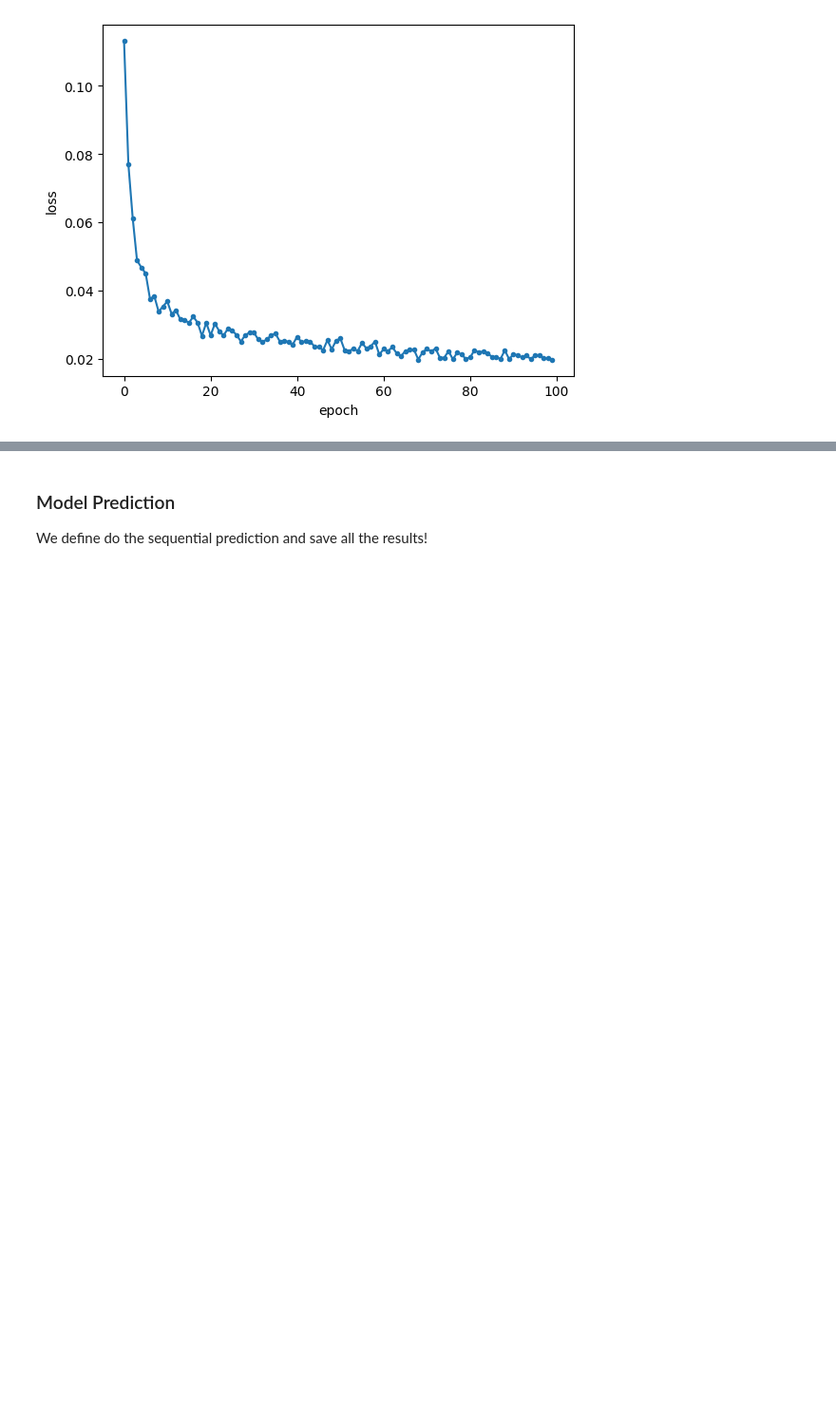
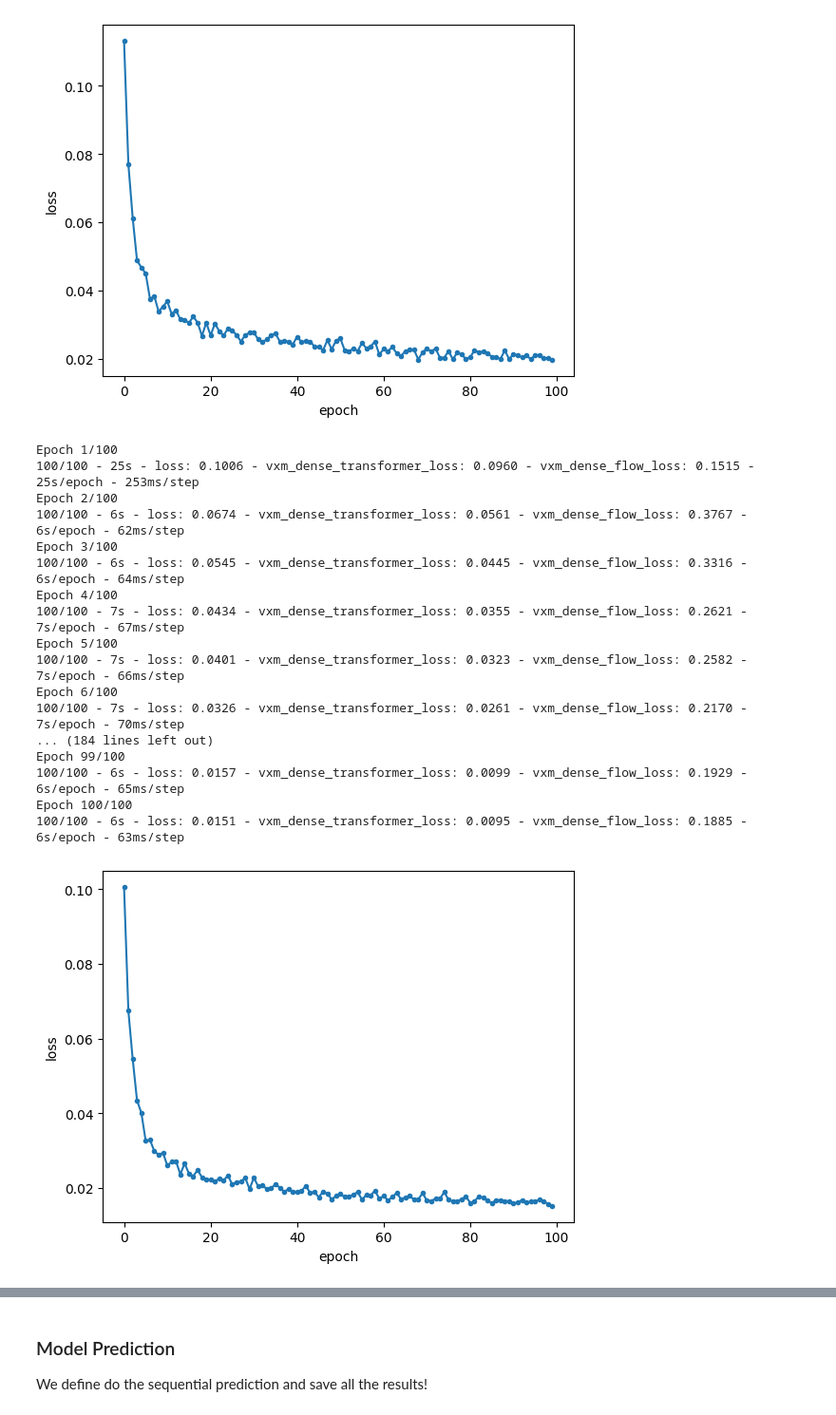
Before and after one commit to Arielogg/MLDM-Project-23, a Jupyter notebook: source/registration/deformation_field_method/deformation_field_registration.ipynb, the cells around one changed output, grey strips where cells are left out. Shown at 95% size. Saved outputs shown, nothing was run; the diff lists cells and outputs as text; code cells hidden in the pictures; blank space fills up the shorter version.

Commit message:
feature/updating_notebook_registration_deformation
Adding the executions with the other two datasets.

```diff
--- a/source/registration/deformation_field_method/deformation_field_registration.ipynb
+++ b/source/registration/deformation_field_method/deformation_field_registration.ipynb
@@ -191,34 +191,31 @@ def plot_history(hist, loss_name='loss'):
     plt.show()
 # %%
 # First, configure unet input shape (concatenation of moving and fixed images).
-ndim = 2
-unet_input_features = 2
-inshape = (*x_24_30.shape[1:], unet_input_features) # Same shape for all datasets
-
-# configure unet features
 nb_features = [
     [64, 128, 256],         # encoder features
     [256, 256, 256, 16]     # decoder features
 ]
 
 # Let's create model with library
-inshape = x_24_30.shape[1:]
-vxm_model_24_30 = vxm.networks.VxmDense(inshape, nb_features, int_steps=0)
-#vxm_model_22_30 = vxm.networks.VxmDense(inshape, nb_features, int_steps=0)
-#vxm_model_20_2 = vxm.networks.VxmDense(inshape, nb_features, int_steps=0)
+inshape_24_30 = x_24_30.shape[1:]
+inshape_22_30 = x_22_30.shape[1:]
+inshape_20_2 = x_20_2.shape[1:]
+vxm_model_24_30 = vxm.networks.VxmDense(inshape_24_30, nb_features, int_steps=0)
+vxm_model_22_30 = vxm.networks.VxmDense(inshape_22_30, nb_features, int_steps=0)
+vxm_model_20_2 = vxm.networks.VxmDense(inshape_20_2, nb_features, int_steps=0)
 # %%
 # Define loss and lambda for the losses (hyper-parameter)
 losses = [vxm.losses.MSE().loss, vxm.losses.Grad('l2').loss]
 lambda_param = 0.03
 loss_weights = [1, lambda_param]
 opt1 = tf.keras.optimizers.Adam(learning_rate=1e-4)
-#opt2 = tf.keras.optimizers.Adam(learning_rate=1e-4)
-#opt3 = tf.keras.optimizers.Adam(learning_rate=1e-4)
+opt2 = tf.keras.optimizers.Adam(learning_rate=1e-4)
+opt3 = tf.keras.optimizers.Adam(learning_rate=1e-4)
 # %%
 # We compile the model
 vxm_model_24_30.compile(optimizer=opt1, loss=losses, loss_weights=loss_weights)
-#vxm_model_22_30.compile(optimizer=opt2, loss=losses, loss_weights=loss_weights)
-#vxm_model_20_2.compile(optimizer=opt3, loss=losses, loss_weights=loss_weights)
+vxm_model_22_30.compile(optimizer=opt2, loss=losses, loss_weights=loss_weights)
+vxm_model_20_2.compile(optimizer=opt3, loss=losses, loss_weights=loss_weights)
 # %% [markdown]
 ### Model Training
 We train the model with the different datasets.
@@ -251,7 +248,26 @@ Epoch 100/100
 [figure]
 # %%
 # Second, with the laset 22_30 dataset
-#hist_22_30 = vxm_model_22_30.fit(train_generator_22_30, epochs=nb_epochs, steps_per_epoch=steps_per_epoch, verbose=2)
-#plot_history(hist_22_30)
+hist_22_30 = vxm_model_22_30.fit(train_generator_22_30, epochs=nb_epochs, steps_per_epoch=steps_per_epoch, verbose=2)
+plot_history(hist_22_30)
+# %% [output]
+Epoch 1/100
+100/100 - 25s - loss: 0.1006 - vxm_dense_transformer_loss: 0.0960 - vxm_dense_flow_loss: 0.1515 - 25s/epoch - 253ms/step
+Epoch 2/100
+100/100 - 6s - loss: 0.0674 - vxm_dense_transformer_loss: 0.0561 - vxm_dense_flow_loss: 0.3767 - 6s/epoch - 62ms/step
+Epoch 3/100
+100/100 - 6s - loss: 0.0545 - vxm_dense_transformer_loss: 0.0445 - vxm_dense_flow_loss: 0.3316 - 6s/epoch - 64ms/step
+Epoch 4/100
+100/100 - 7s - loss: 0.0434 - vxm_dense_transformer_loss: 0.0355 - vxm_dense_flow_loss: 0.2621 - 7s/epoch - 67ms/step
+Epoch 5/100
+100/100 - 7s - loss: 0.0401 - vxm_dense_transformer_loss: 0.0323 - vxm_dense_flow_loss: 0.2582 - 7s/epoch - 66ms/step
+Epoch 6/100
+100/100 - 7s - loss: 0.0326 - vxm_dense_transformer_loss: 0.0261 - vxm_dense_flow_loss: 0.2170 - 7s/epoch - 70ms/step
+... (184 lines left out)
+Epoch 99/100
+100/100 - 6s - loss: 0.0157 - vxm_dense_transformer_loss: 0.0099 - vxm_dense_flow_loss: 0.1929 - 6s/epoch - 65ms/step
+Epoch 100/100
+100/100 - 6s - loss: 0.0151 - vxm_dense_transformer_loss: 0.0095 - vxm_dense_flow_loss: 0.1885 - 6s/epoch - 63ms/step
+[figure, added]
 # %%
 # Finally, with the laset 20_2 dataset
```
Also changed, not shown: parts of 7 cells of this notebook.
